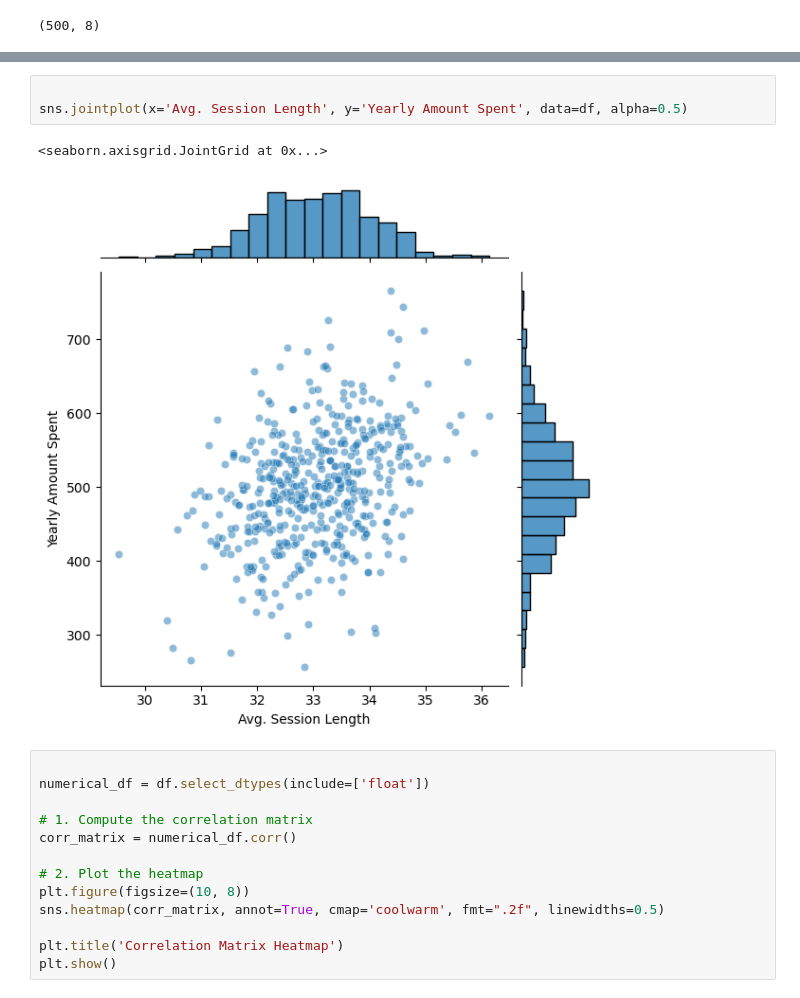
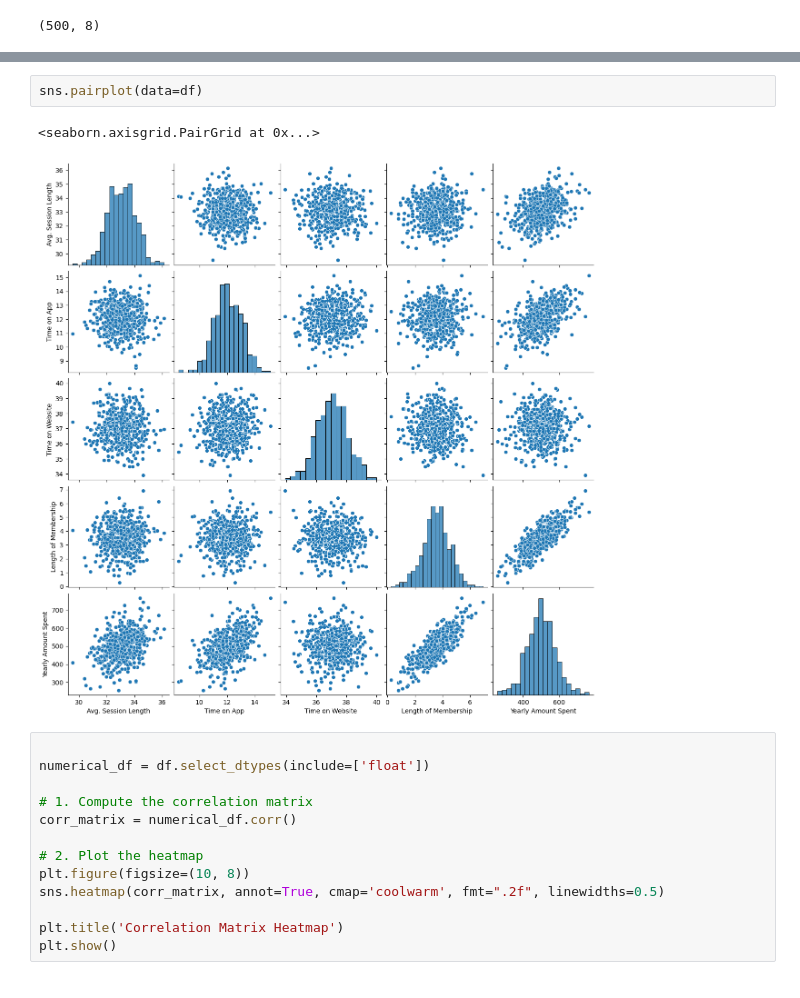
Before and after one commit to kammala-kalyan/My-ML-Projects, a Jupyter notebook: E-Commerce/code.ipynb, the cells around one changed output, grey strips where cells are left out. Drawn from its saved outputs; the diff is of its cells as text.

```diff
--- a/E-Commerce/code.ipynb
+++ b/E-Commerce/code.ipynb
@@ -34,9 +49,8 @@ df.describe()
 # %%
-
-sns.jointplot(x='Avg. Session Length', y='Yearly Amount Spent', data=df, alpha=0.5)
+sns.pairplot(data=df)
 # %% [output]
-<seaborn.axisgrid.JointGrid at 0x...>
+<seaborn.axisgrid.PairGrid at 0x...>
-[figure, old version]
+[figure, new version]
 # %%
 
 numerical_df = df.select_dtypes(include=['float'])
```
Also changed, not shown: parts of 11 cells of this notebook.
